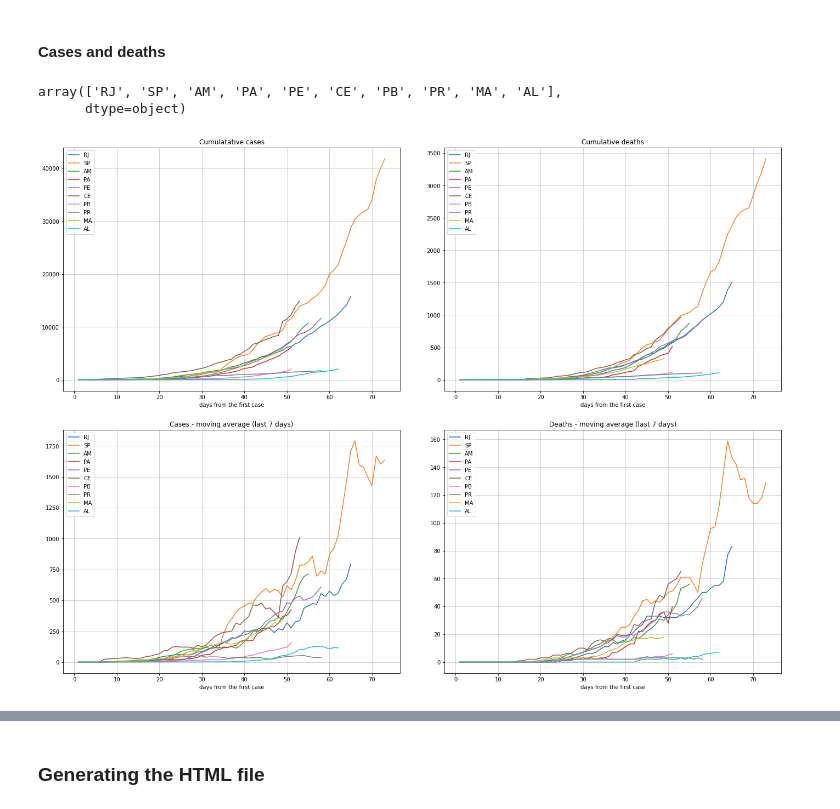
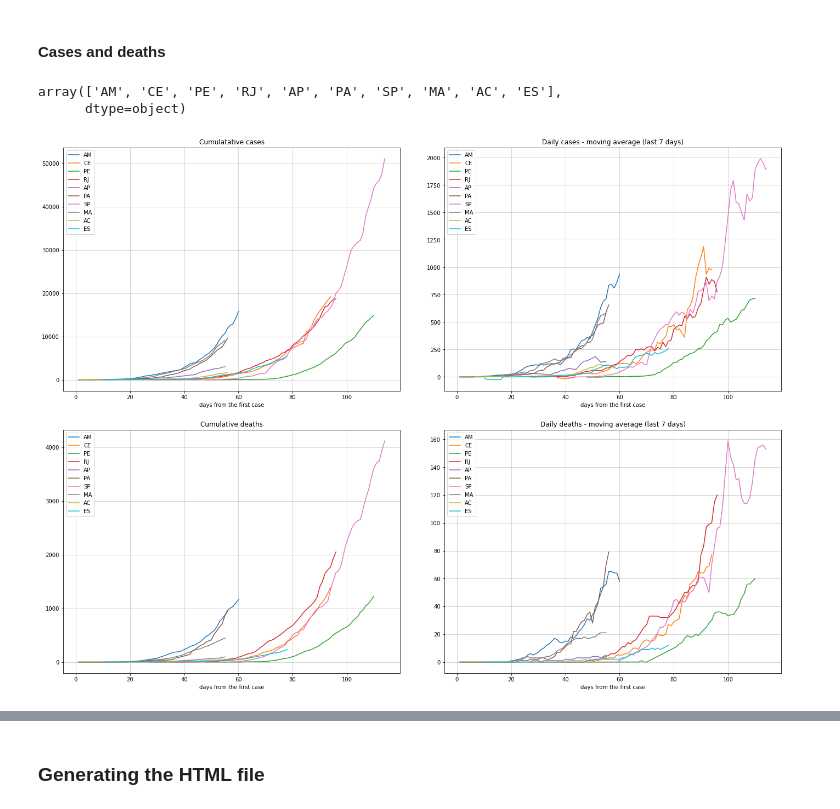
Before and after one commit to rafaelcastellar/coronavirus, a Jupyter notebook: notebooks/brazil_analysis.ipynb, the cells around one changed output, grey strips where cells are left out. Cells and saved outputs as stored; diff of their text form; code cells hidden in the pictures.

```diff
--- a/notebooks/brazil_analysis.ipynb
+++ b/notebooks/brazil_analysis.ipynb
@@ -10,7 +10,6 @@ import datetime
 Initializing brazilian analysis!
 # %%
 df = pd.read_csv('../data/brazil_corona19_data.csv')
-df_estados = pd.read_csv('../data/brazilian_states.csv')
 df['date'] = df['date'].astype('datetime64[ns]')
 
 today = df.date.max().date()
@@ -18,5 +17,7 @@ tomorrow = today + datetime.timedelta(days=1)
 yesterday = today - datetime.timedelta(days=1)
 qtdeMonitored = 10
 
+df = df[(df['state']!='-') & (df['codmun']==0)]
+
 df.tail()
 # %% [output]
@@ -44,10 +31,13 @@ df_brasil.tail()
 # %%
 state_geo = json.load(open('../data/brasil-estados.json'))
+df_mapa = df[(df['date']==str(today)) & (df['codmun']==0) & (df['state']!='-')].copy()
+states = df_mapa.state.unique()
+
 for state in state_geo['features']:
     latLon =  state['properties']['centroide']
     codarea = state['properties']['codarea']
-    df_estados.loc[df_estados['id_estado']==int(codarea),'lat'] = latLon[1]
-    df_estados.loc[df_estados['id_estado']==int(codarea),'lon'] = latLon[0]
+    df_mapa.loc[df_mapa['coduf']==int(codarea),'lat'] = latLon[1]
+    df_mapa.loc[df_mapa['coduf']==int(codarea),'lon'] = latLon[0]
 
-df_estados.tail()
+df_mapa.tail()
 # %% [output]
@@ -189,9 +180,9 @@ diffDeaths = todayDeaths - lastWeekDeaths
 # %% [markdown]
 #### Top 5 deadliest states
 # %%
-cols = ['state', 'date', 'day','case_day', 'cases', 'death_day', 'deaths', 'avg7_cases', 'avg7_deaths','avg7_perc_death', 'perc_death']
-df_top_deaths = df[df['date']==str(today)].sort_values('avg7_perc_death', ascending = False)
+cols = ['state', 'date', 'day', 'population','case_day', 'cases', 'death_day', 'deaths', 'cases_thousand','deaths_thousand', 'perc_death']
 
+df_top_deaths = df[(df['date']==str(today))].sort_values('deaths_thousand', ascending = False)
 df_top_deaths.reset_index(0, inplace=True)
 df_top_deaths.index = df_top_deaths.index + 1
 df_top_deaths = df_top_deaths[cols].head(qtdeMonitored)
@@ -238,42 +229,52 @@ df_top_cases
 monitoredStates = df_top_deaths['state'].head(qtdeMonitored).to_numpy()
 monitoredStates
 # %% [output]
-array(['RJ', 'SP', 'AM', 'PA', 'PE', 'CE', 'PB', 'PR', 'MA', 'AL'],
+array(['AM', 'CE', 'PE', 'RJ', 'AP', 'PA', 'SP', 'MA', 'AC', 'ES'],
       dtype=object)
 # %%
+# fig, ((ax1, ax2), (ax3, ax4), (ax5, ax6)) = plt.subplots(3,2, figsize=(20, 20))
 fig, ((ax1, ax2), (ax3, ax4)) = plt.subplots(2,2, figsize=(20, 15))
 fig.tight_layout(pad=5.0)
 
 ax1.set_title("Cumulatative cases")
 ax1.set_xlabel("days from the first case")
 ax1.grid(color='gray', alpha = 0.4)
 
-ax2.set_title("Cumulative deaths")
+ax2.set_title("Daily cases - moving average (last 7 days)")
 ax2.set_xlabel("days from the first case")
 ax2.grid(color='gray', alpha = 0.4)
 
-ax3.set_title("Cases - moving average (last 7 days)")
+ax3.set_title("Cumulative deaths")
 ax3.set_xlabel("days from the first case")
 ax3.grid(color='gray', alpha = 0.4)
 
-ax4.set_title("Deaths - moving average (last 7 days)")
+ax4.set_title("Daily deaths - moving average (last 7 days)")
 ax4.set_xlabel("days from the first case")
 ax4.grid(color='gray', alpha = 0.4)
 
+# ax5.set_title("Cumulative recoveries")
+# ax5.set_xlabel("days from the first case")
+# ax5.grid(color='gray', alpha = 0.4)
+
+# ax6.set_title("Recoveries - moving average (last 7 days)")
+# ax6.set_xlabel("days from the first case")
+# ax6.grid(color='gray', alpha = 0.4)
+
 for state in monitoredStates:
-    ax1.plot(df[df['state'] == state].day, df[df['state'] == state].cases, label = state)
-    ax2.plot(df[df['state'] == state].day, df[df['state'] == state].deaths, label = state)
-    ax3.plot(df[df['state'] == state].day, df[df['state'] == state].avg7_cases, label = state)
-    ax4.plot(df[df['state'] == state].day, df[df['state'] == state].avg7_deaths, label = state)
-#     ax1.plot(df[df['country'] == country].day, df[df['country'] == country].cases, label = country)
-#     ax2.plot(df[df['country'] == country].day, df[df['country'] == country].deaths, label = country)
-#     ax3.plot(df[df['country'] == country].day, df[df['country'] == country].avg7_cases, label = country)
-#     ax4.plot(df[df['country'] == country].day, df[df['country'] == country].avg7_deaths, label = country)
+    dados = df[(df['state'] == state) & (df['codmun']==0)]
+    ax1.plot(dados.day, dados.cases, label = state)
+    ax2.plot(dados.day, dados.avg7_cases, label = state)
+    ax3.plot(dados.day, dados.deaths, label = state)
+    ax4.plot(dados.day, dados.avg7_deaths, label = state)
+#     ax5.plot(df[indexes].day, df[indexes].recoveries, label = state)
+#     ax6.plot(df[indexes].day, df[indexes].avg7_recoveries, label = state)
 
 ax1.legend()
 ax2.legend()
 ax3.legend()
 ax4.legend()
+# ax5.legend()
+# ax6.legend()
 fig.savefig('../analysis/brazilian_states_cases_deaths.png')
 # %% [output]
-[figure, old version]
+[figure, new version]
```
Also changed, not shown: parts of 9 cells of this notebook, 54 other files.
